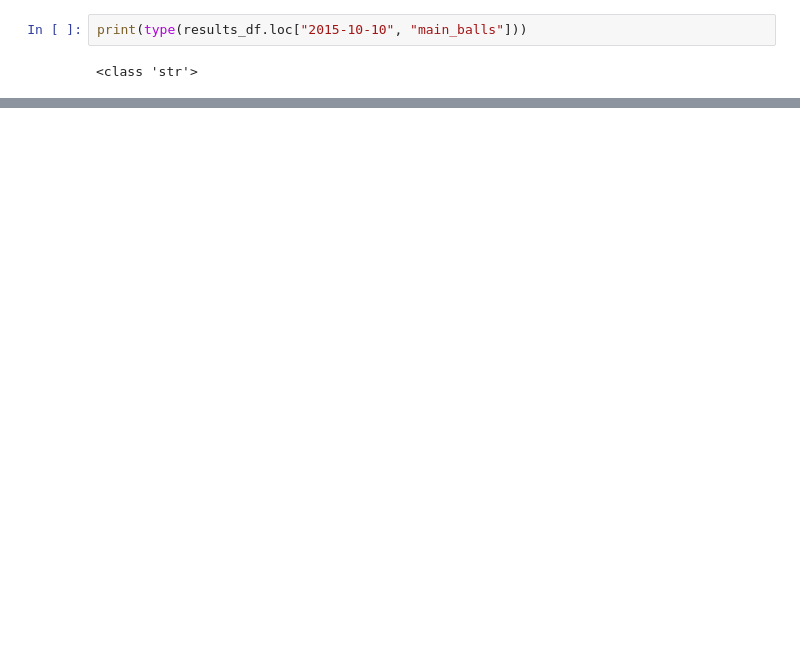
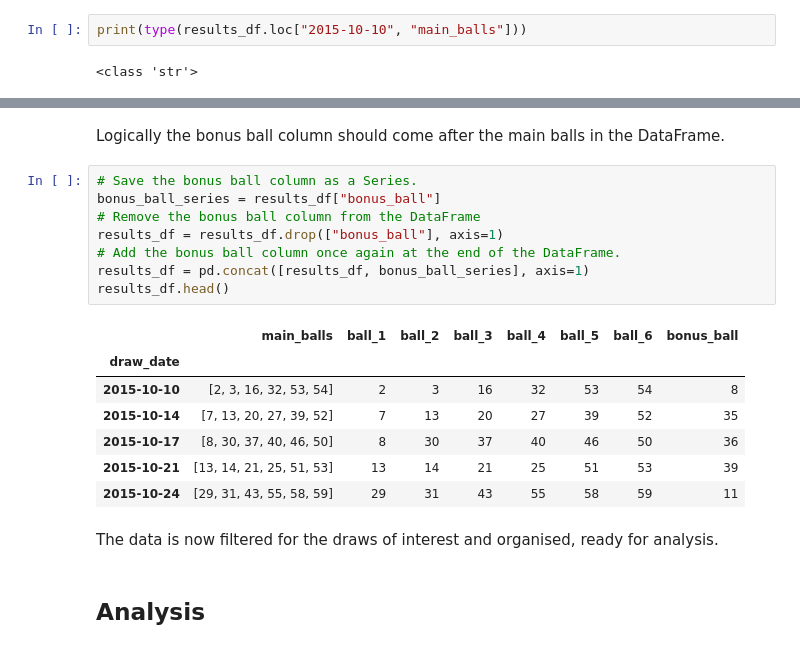
Before and after one commit to MatthewCarterIO/uk-lotto-DA, a Jupyter notebook: uk_lotto_DA.ipynb, the cells around one changed output, grey strips where cells are left out. Saved outputs shown, nothing was run; the diff lists cells and outputs as text; blank space fills up the shorter version.

```diff
--- a/uk_lotto_DA.ipynb
+++ b/uk_lotto_DA.ipynb
@@ -82,0 +101,22 @@ print(type(results_df.loc["2015-10-10", "main_balls"]))
+# %% [markdown]
+Logically the bonus ball column should come after the main balls in the DataFrame.
+# %%
+# Save the bonus ball column as a Series.
+bonus_ball_series = results_df["bonus_ball"]
+# Remove the bonus ball column from the DataFrame
+results_df = results_df.drop(["bonus_ball"], axis=1)
+# Add the bonus ball column once again at the end of the DataFrame.
+results_df = pd.concat([results_df, bonus_ball_series], axis=1)
+results_df.head()
+# %% [output]
+|  | main_balls | ball_1 | ball_2 | ball_3 | ball_4 | ball_5 | ball_6 | bonus_ball |
+| draw_date |  |  |  |  |  |  |  |  |
+| 2015-10-10 | [2, 3, 16, 32, 53, 54] | 2 | 3 | 16 | 32 | 53 | 54 | 8 |
+| 2015-10-14 | [7, 13, 20, 27, 39, 52] | 7 | 13 | 20 | 27 | 39 | 52 | 35 |
+| 2015-10-17 | [8, 30, 37, 40, 46, 50] | 8 | 30 | 37 | 40 | 46 | 50 | 36 |
+| 2015-10-21 | [13, 14, 21, 25, 51, 53] | 13 | 14 | 21 | 25 | 51 | 53 | 39 |
+| 2015-10-24 | [29, 31, 43, 55, 58, 59] | 29 | 31 | 43 | 55 | 58 | 59 | 11 |
+# %% [markdown]
+The data is now filtered for the draws of interest and organised, ready for analysis.
+# %% [markdown]
+## Analysis
```
Also changed, not shown: parts of 11 cells of this notebook.
